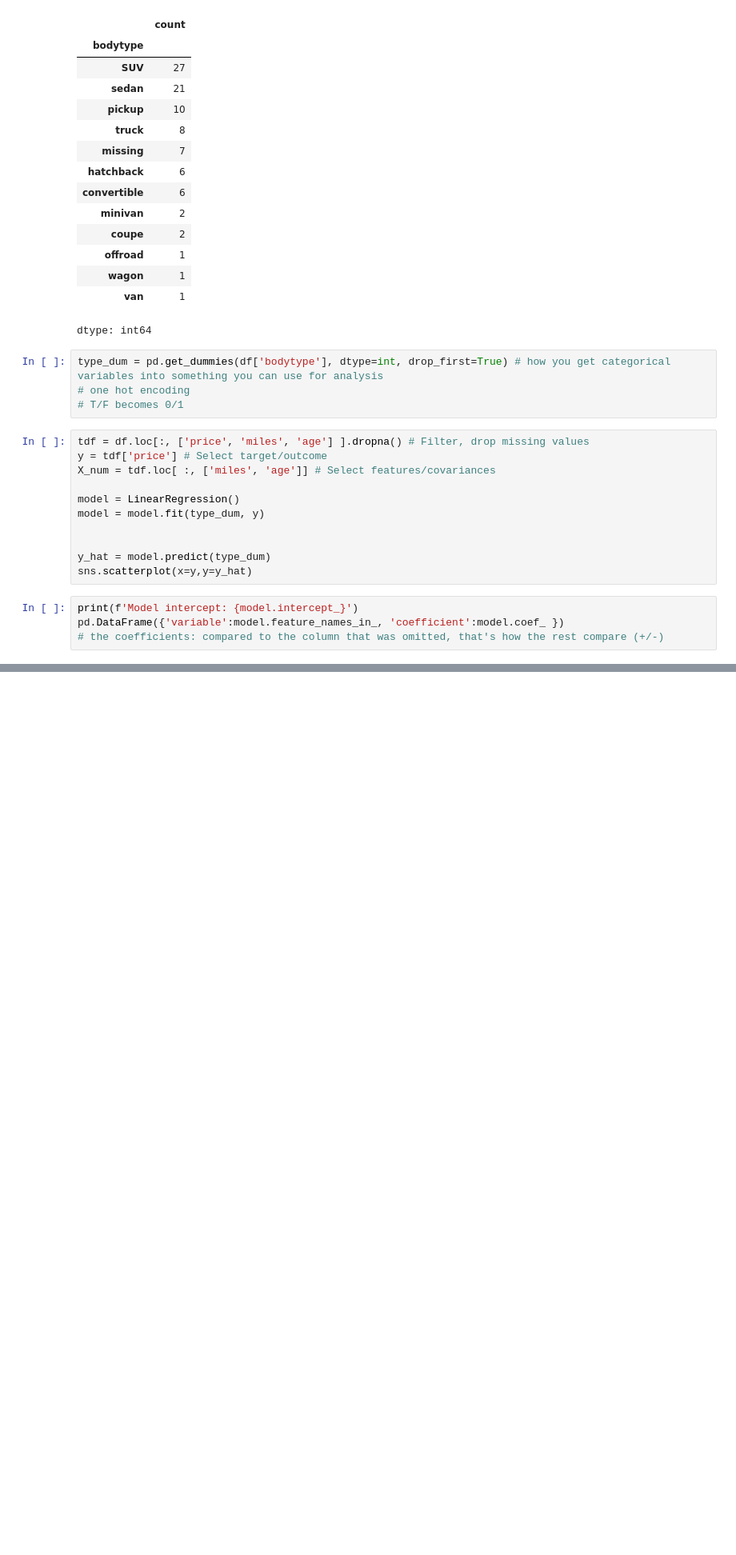
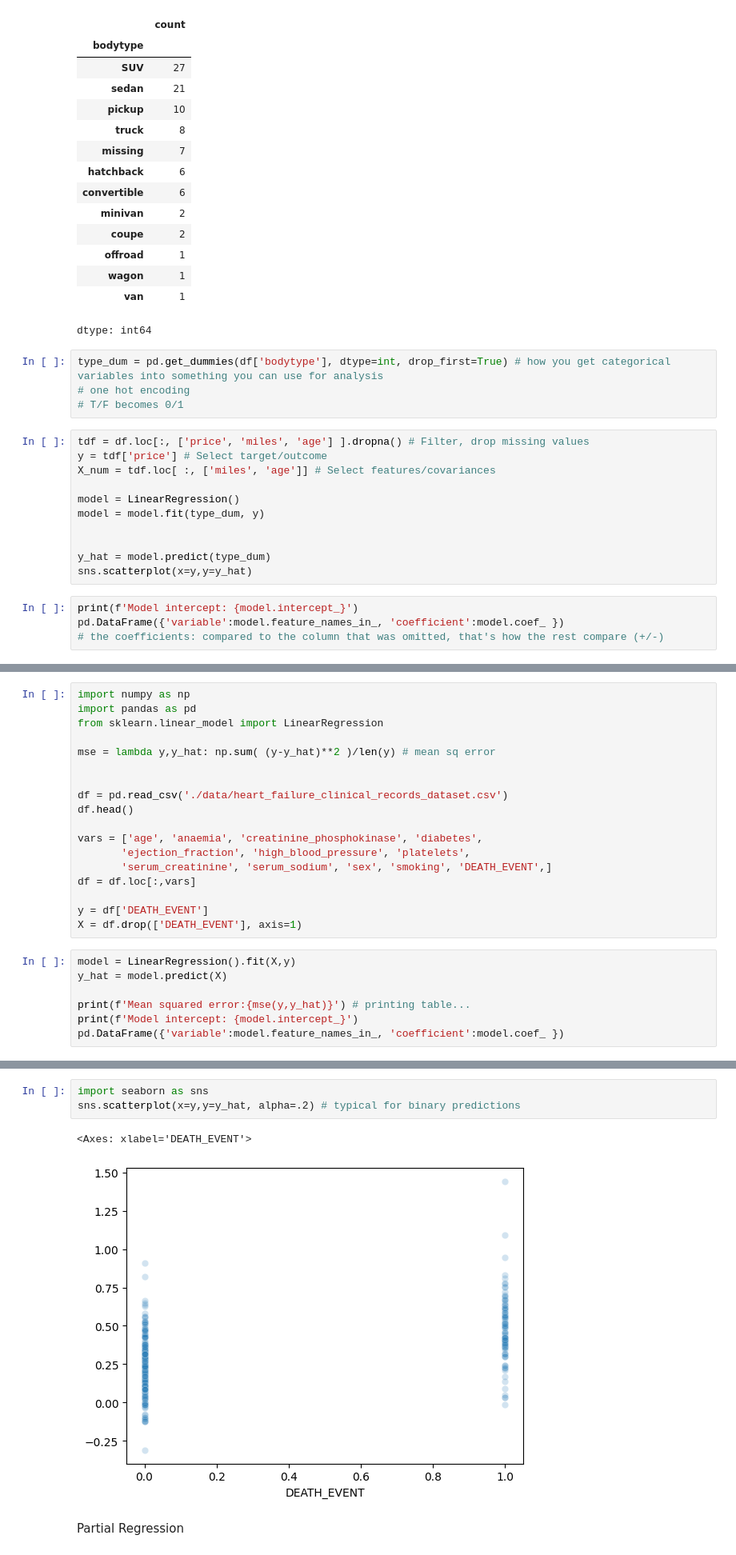
Before and after one commit to AngelikaBaloy/scratchpad, a Jupyter notebook: DS3001_2_5.ipynb, the cells around one changed output, grey strips where cells are left out. Shown at 80% size. Cells and saved outputs as stored; diff of their text form; blank space fills up the shorter version.

```diff
--- a/DS3001_2_5.ipynb
+++ b/DS3001_2_5.ipynb
@@ -232,0 +261,25 @@ pd.DataFrame({'variable':model.feature_names_in_, 'coefficient':model.coef_ })
+# %%
+import numpy as np
+import pandas as pd
+from sklearn.linear_model import LinearRegression
+
+mse = lambda y,y_hat: np.sum( (y-y_hat)**2 )/len(y) # mean sq error
+
+
+df = pd.read_csv('./data/heart_failure_clinical_records_dataset.csv')
+df.head()
+
+vars = ['age', 'anaemia', 'creatinine_phosphokinase', 'diabetes',
+       'ejection_fraction', 'high_blood_pressure', 'platelets',
+       'serum_creatinine', 'serum_sodium', 'sex', 'smoking', 'DEATH_EVENT',]
+df = df.loc[:,vars]
+
+y = df['DEATH_EVENT']
+X = df.drop(['DEATH_EVENT'], axis=1)
+# %%
+model = LinearRegression().fit(X,y)
+y_hat = model.predict(X)
+
+print(f'Mean squared error:{mse(y,y_hat)}') # printing table...
+print(f'Model intercept: {model.intercept_}')
+pd.DataFrame({'variable':model.feature_names_in_, 'coefficient':model.coef_ })
@@ -232,0 +301,8 @@ pd.DataFrame({'variable':model.feature_names_in_, 'coefficient':model.coef_ })
+# %%
+import seaborn as sns
+sns.scatterplot(x=y,y=y_hat, alpha=.2) # typical for binary predictions
+# %% [output]
+<Axes: xlabel='DEATH_EVENT'>
+[figure, added]
+# %% [markdown]
+Partial Regression
```
Also changed, not shown: parts of 8 cells of this notebook.
